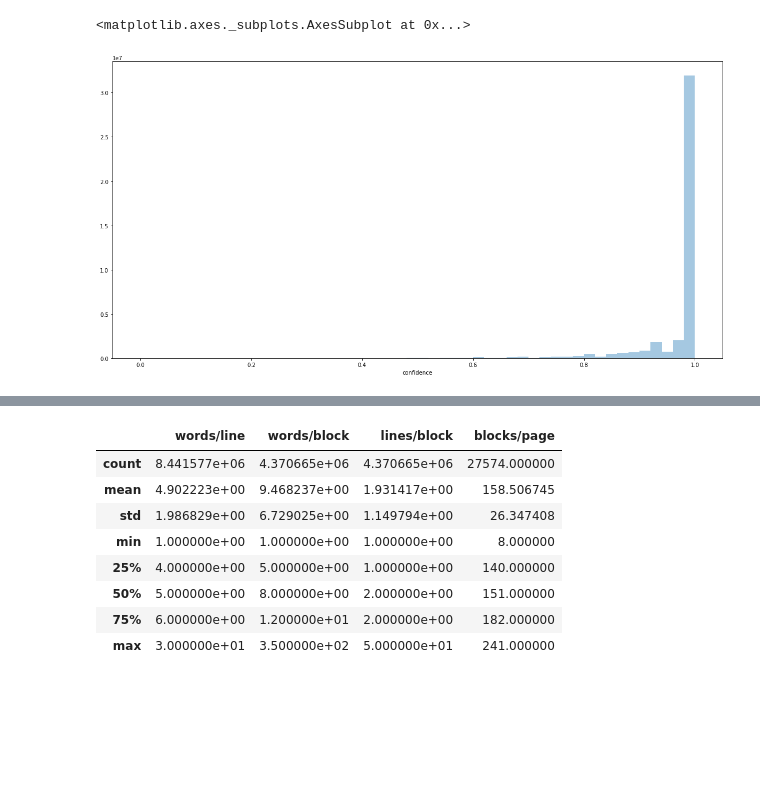
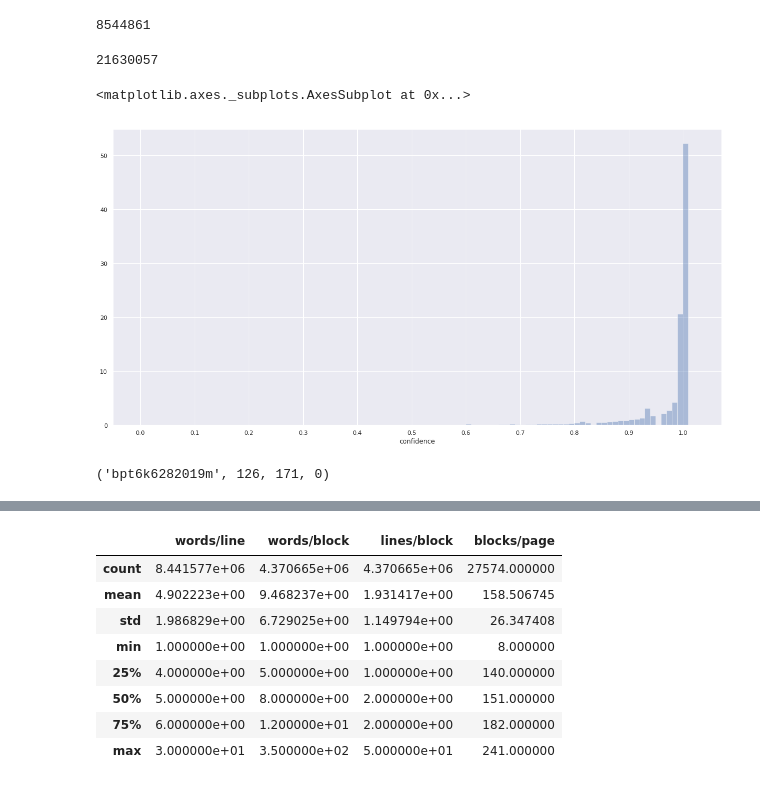
Before and after one commit to adescombes/Richelieu, a Jupyter notebook: Gallica OCR confidence stats.ipynb, the cells around one changed output, grey strips where cells are left out. Saved outputs shown, nothing was run; the diff lists cells and outputs as text; code cells hidden in the pictures; blank space fills up the shorter version.

```diff
--- a/Gallica OCR confidence stats.ipynb
+++ b/Gallica OCR confidence stats.ipynb
@@ -133,6 +152,22 @@ np.arange(0, 1, 100)
-# %%
-plt.figure(figsize=(20,10))
-sns.distplot(mean_per_word, kde=False, bins=)
-# %% [output]
-<matplotlib.axes._subplots.AxesSubplot at 0x...>
-[figure, removed]
+# %%
+sum(confidence_per_word == 0.99)
+# %% [output]
+8544861
+# %%
+sum(confidence_per_word == 1.0)
+# %% [output]
+21630057
+# %%
+plt.figure(figsize=(20,10))
+start = 0.0
+end = 1.01
+plt.xticks(np.arange(start,end+0.02, 0.1))
+plt.grid(True)
+sns.distplot(confidence_per_word[(confidence_per_word >= start) & (confidence_per_word <= end)], norm_hist=True, kde=False, bins=np.arange(start, end+0.02, 0.01))
+# %% [output]
+<matplotlib.axes._subplots.AxesSubplot at 0x...>
+[figure, added]
+# %%
+(words_per_line == 13).idxmax()
+# %% [output]
+('bpt6k6282019m', 126, 171, 0)
```
Also changed, not shown: parts of 6 cells of this notebook.
